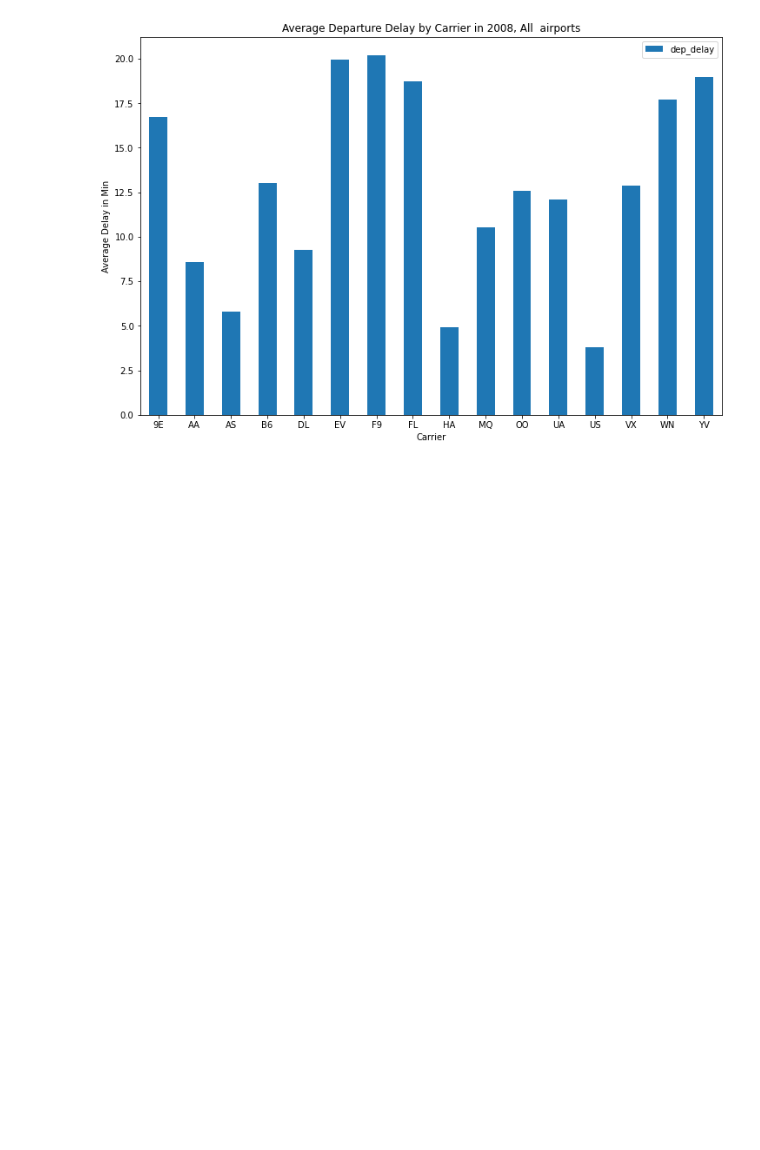
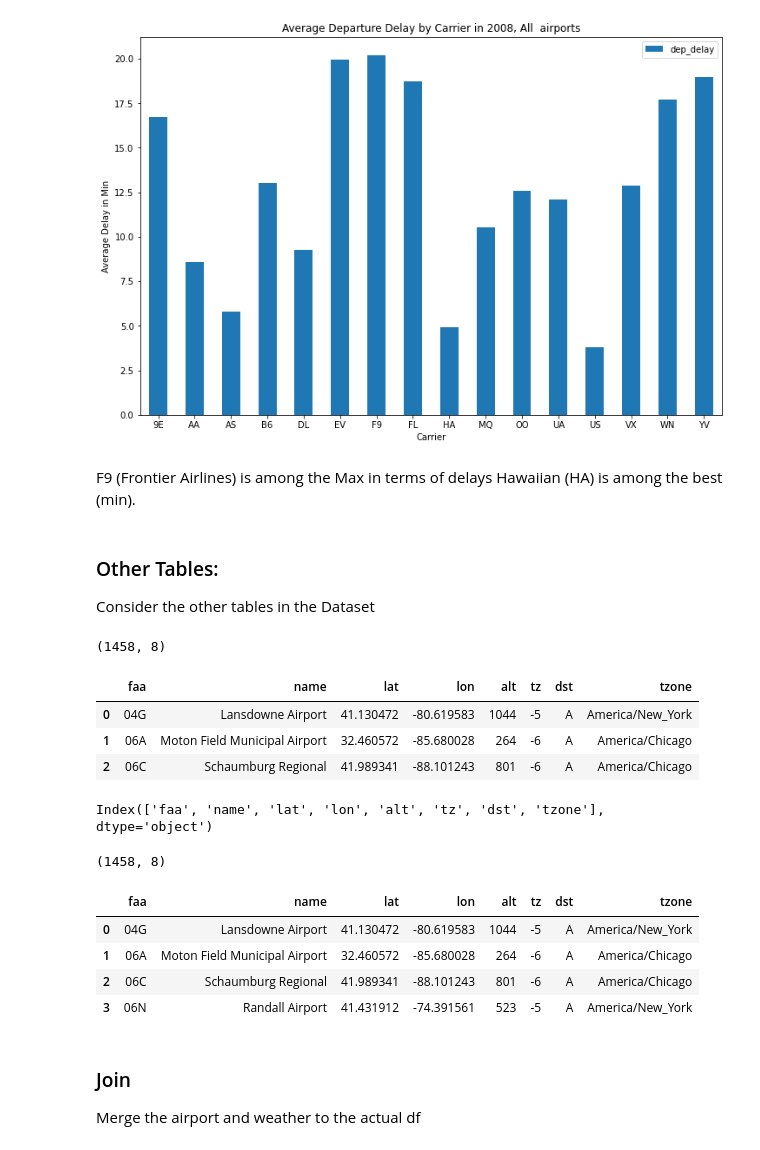
Before and after one commit to sowmyarajesh/PythonMachingLearning, a Jupyter notebook: Practice_Pandas.ipynb, the cells around one changed output. Cells and saved outputs as stored; diff of their text form; code cells hidden in the pictures; blank space fills up the shorter version.

```diff
--- a/Practice_Pandas.ipynb
+++ b/Practice_Pandas.ipynb
@@ -121,3 +133,41 @@ plt.title('Average Departure Delay by Carrier in 2008, All  airports')
 Text(0.5, 1.0, 'Average Departure Delay by Carrier in 2008, All  airports')
 [figure]
 [figure]
+# %% [markdown]
+F9 (Frontier Airlines) is among the Max in terms of delays
+Hawaiian (HA) is among the best (min).
+# %% [markdown]
+### Other Tables:
+Consider the other tables in the Dataset
+# %%
+weather = pd.read_csv('https://s3.amazonaws.com/elephantscale-public/data/nycflights13/airports.csv.gz')
+weather.shape
+# %% [output]
+(1458, 8)
+# %%
+weather.head(3)
+# %% [output]
+|  | faa | name | lat | lon | alt | tz | dst | tzone |
+| 0 | 04G | Lansdowne Airport | 41.130472 | -80.619583 | 1044 | -5 | A | America/New_York |
+| 1 | 06A | Moton Field Municipal Airport | 32.460572 | -85.680028 | 264 | -6 | A | America/Chicago |
+| 2 | 06C | Schaumburg Regional | 41.989341 | -88.101243 | 801 | -6 | A | America/Chicago |
+# %%
+weather.columns
+# %% [output]
+Index(['faa', 'name', 'lat', 'lon', 'alt', 'tz', 'dst', 'tzone'], dtype='object')
+# %%
+airports = pd.read_csv('https://s3.amazonaws.com/elephantscale-public/data/nycflights13/airports.csv.gz')
+airports.shape
+# %% [output]
+(1458, 8)
+# %%
+airports.head(4)
+# %% [output]
+|  | faa | name | lat | lon | alt | tz | dst | tzone |
+| 0 | 04G | Lansdowne Airport | 41.130472 | -80.619583 | 1044 | -5 | A | America/New_York |
+| 1 | 06A | Moton Field Municipal Airport | 32.460572 | -85.680028 | 264 | -6 | A | America/Chicago |
+| 2 | 06C | Schaumburg Regional | 41.989341 | -88.101243 | 801 | -6 | A | America/Chicago |
+| 3 | 06N | Randall Airport | 41.431912 | -74.391561 | 523 | -5 | A | America/New_York |
+# %% [markdown]
+### Join
+Merge the airport and weather to the actual df
```
Also changed, not shown: parts of 9 cells of this notebook.
